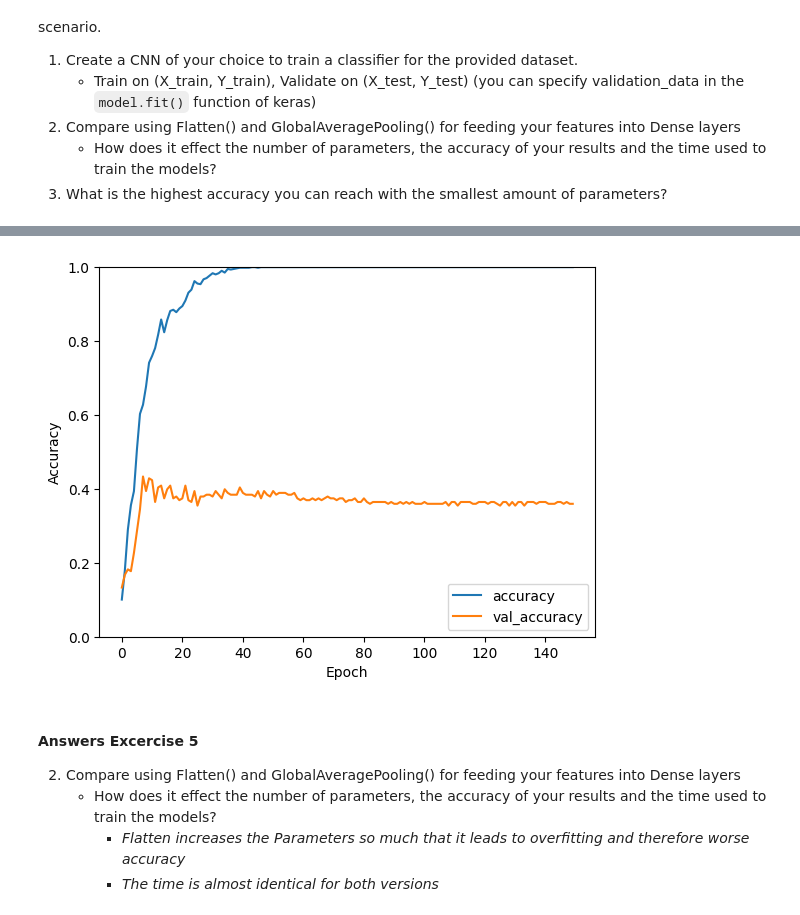
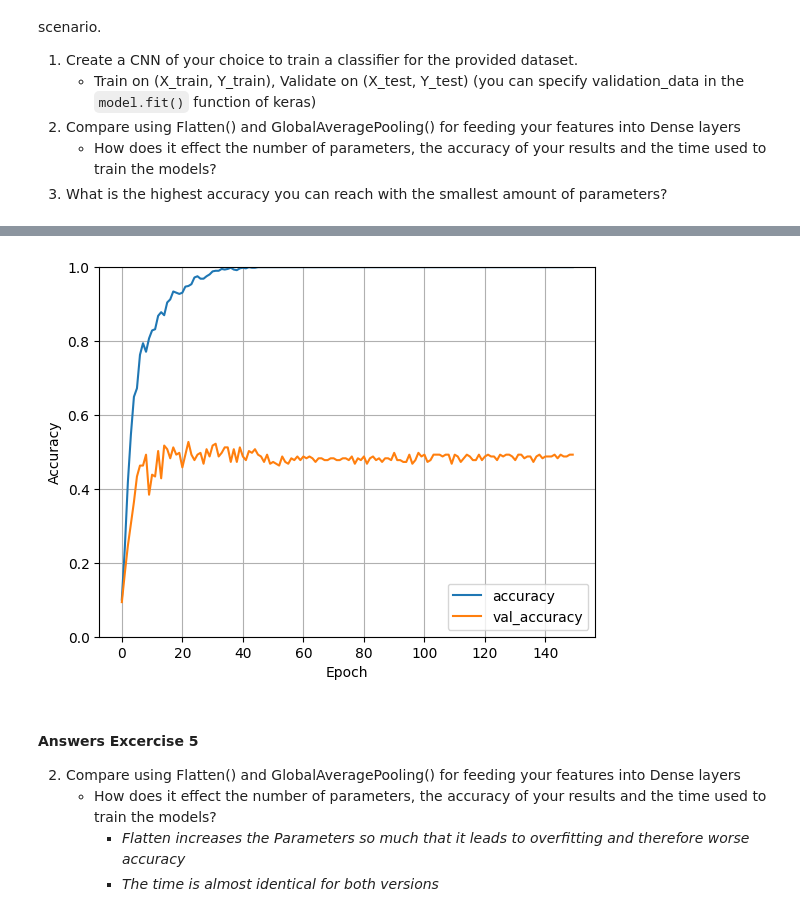
Before and after one commit to CengoleFHV/computer-vision-course, a Jupyter notebook: Computer-Vision-CNNs-Exercises_aycen.ipynb, the cells around one changed output, grey strips where cells are left out. Saved outputs shown, nothing was run; the diff lists cells and outputs as text; code cells hidden in the pictures.

```diff
--- a/Computer-Vision-CNNs-Exercises_aycen.ipynb
+++ b/Computer-Vision-CNNs-Exercises_aycen.ipynb
@@ -426,5 +430,6 @@ plt.show()
 # %%
 flatten_cnn = Sequential()
+
 flatten_cnn.add(InputLayer(input_shape=(200,200,1)))
 flatten_cnn.add(AveragePooling2D(pool_size=(2,2)))
 flatten_cnn.add(Conv2D(filters=1, kernel_size=(5,5)))
@@ -436,6 +441,6 @@ flatten_cnn.add(Dense(10, activation='softmax'))
 
 flatten_cnn.compile(loss="categorical_crossentropy", optimizer="adam", metrics=["accuracy"])
 
-history_flatten_cnn = flatten_cnn.fit(X_train, Y_train, batch_size=32, epochs=150, validation_data=(X_test, Y_test))
+history_flatten_cnn = flatten_cnn.fit(X_train, Y_train, epochs=150, validation_data=(X_test, Y_test))
 # %% [output]
 Epoch 1/150
@@ -459,15 +463,16 @@ Epoch 150/150
 # %%
 import matplotlib.pyplot as plt
 
 plt.plot(history_flatten_cnn.history['accuracy'], label='accuracy')
 plt.plot(history_flatten_cnn.history['val_accuracy'], label = 'val_accuracy')
 plt.xlabel('Epoch')
 plt.ylabel('Accuracy')
 plt.ylim([0, 1])
 plt.legend(loc='lower right')
+plt.grid()
 plt.show()
 # %% [output]
-[figure, old version]
+[figure, new version]
 # %% [markdown]
 #### Answers Excercise 5
 
```
Also changed, not shown: parts of 14 cells of this notebook, 4 other files.
